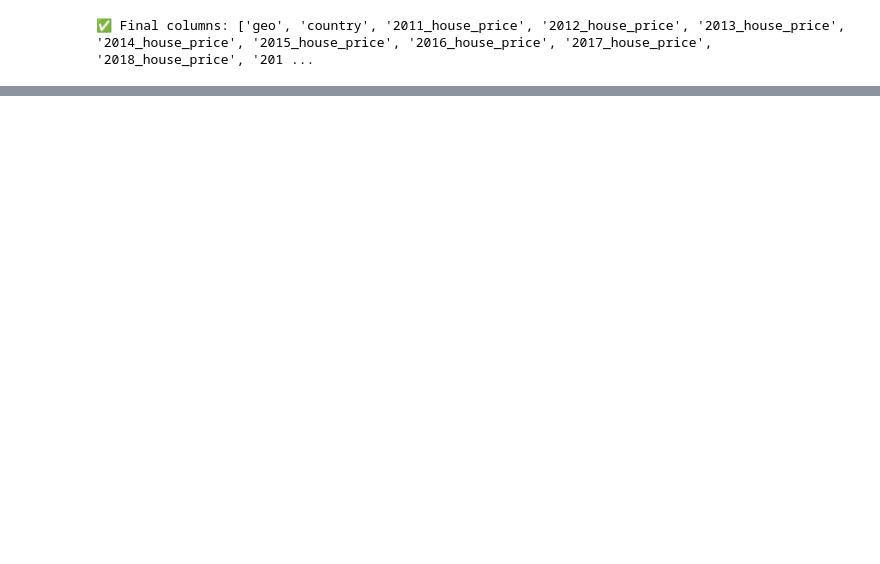
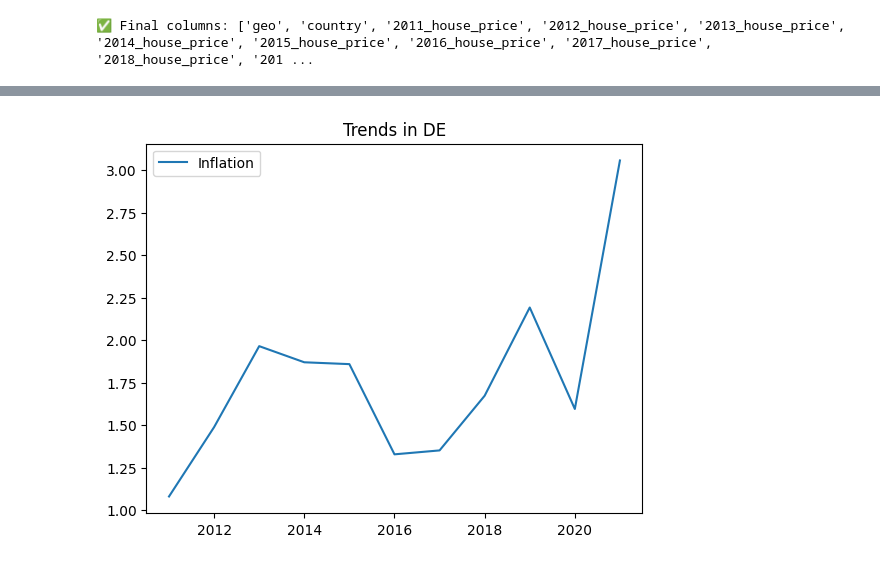
Before and after one commit to tihitnag/inflation-house-price-for-eu-, a Jupyter notebook: house_price.ipynb, the cells around one changed output, grey strips where cells are left out. Saved outputs shown, nothing was run; the diff lists cells and outputs as text; code cells hidden in the pictures; blank space fills up the shorter version.

```diff
--- a/house_price.ipynb
+++ b/house_price.ipynb
@@ -247,0 +233,7 @@ merged.describe()
+# %%
+plt.plot(subset['year'], subset['inflation'], label='Inflation')
+plt.legend()
+plt.title(f"Trends in {country}")
+plt.show()
+# %% [output]
+[figure, added]
```
Also changed, not shown: parts of 29 cells of this notebook.
